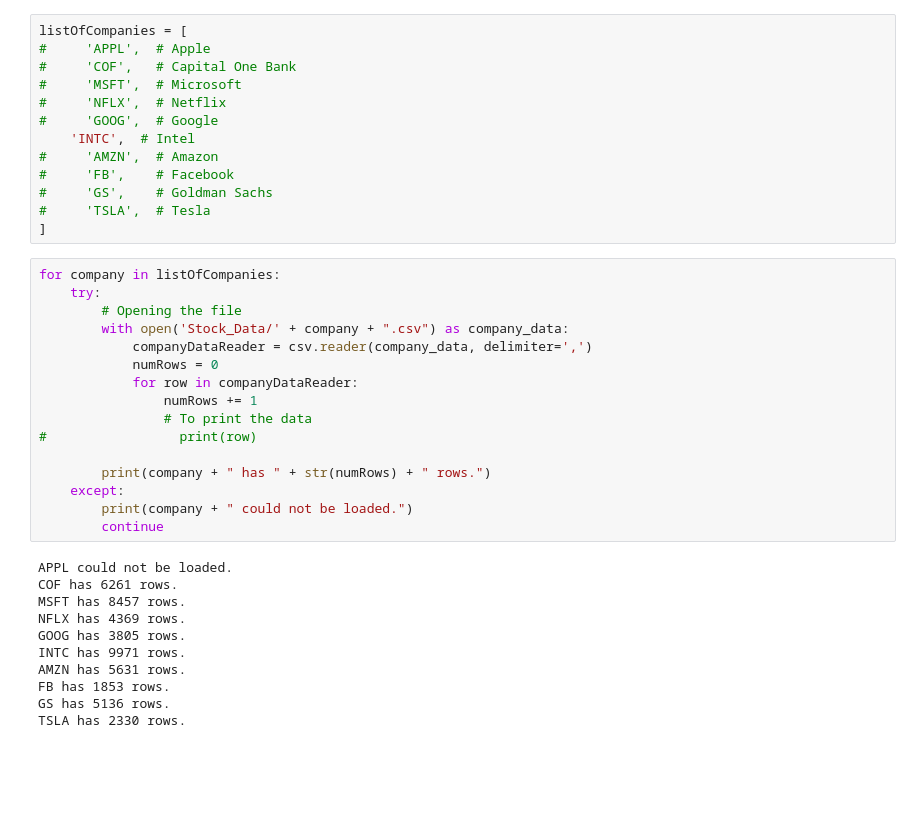
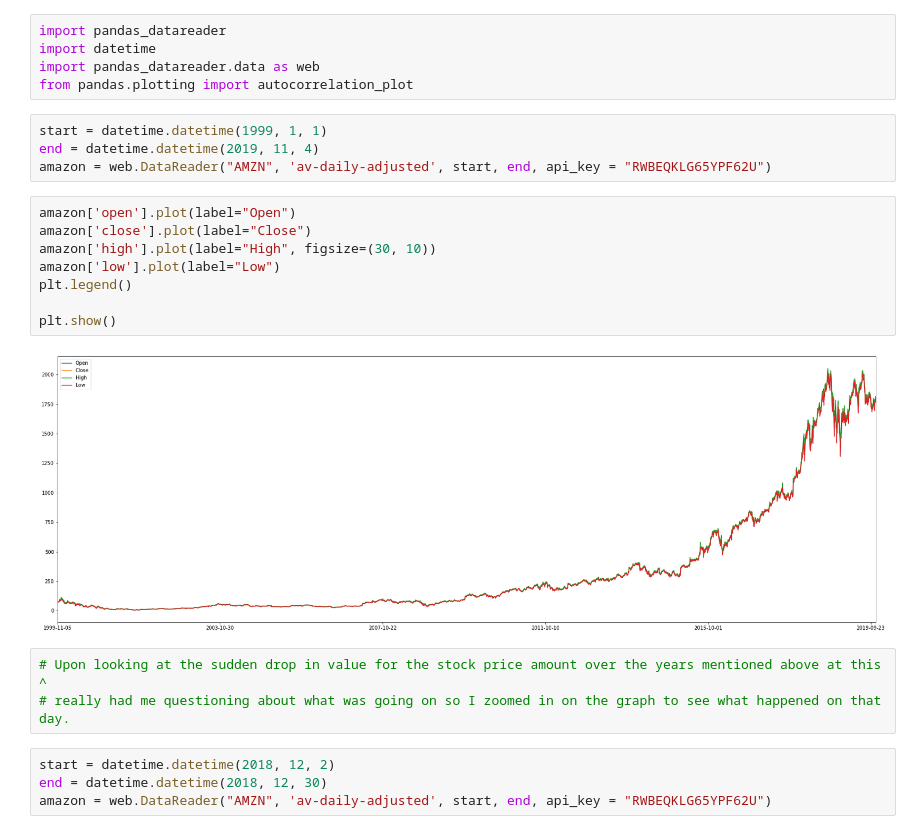
Before and after one commit to Avik9/Stock_Predictor, a Jupyter notebook: Stocks_Predictor/Stocks_predictor.ipynb, the cells around one changed output. Saved outputs shown, nothing was run; the diff lists cells and outputs as text; blank space fills up the shorter version.

```diff
--- a/Stocks_Predictor/Stocks_predictor.ipynb
+++ b/Stocks_Predictor/Stocks_predictor.ipynb
@@ -63,40 +27,26 @@ Using TensorFlow backend.
-# %%
-listOfCompanies = [
-#     'APPL',  # Apple
-#     'COF',   # Capital One Bank
-#     'MSFT',  # Microsoft
-#     'NFLX',  # Netflix
-#     'GOOG',  # Google
-    'INTC',  # Intel
-#     'AMZN',  # Amazon
-#     'FB',    # Facebook
-#     'GS',    # Goldman Sachs
-#     'TSLA',  # Tesla
-]
-# %%
-for company in listOfCompanies:
-    try:
-        # Opening the file
-        with open('Stock_Data/' + company + ".csv") as company_data:
-            companyDataReader = csv.reader(company_data, delimiter=',')
-            numRows = 0
-            for row in companyDataReader:
-                numRows += 1
-                # To print the data
-#                 print(row)
-
-        print(company + " has " + str(numRows) + " rows.")
-    except:
-        print(company + " could not be loaded.")
-        continue
-# %% [output]
-APPL could not be loaded.
-COF has 6261 rows.
-MSFT has 8457 rows.
-NFLX has 4369 rows.
-GOOG has 3805 rows.
-INTC has 9971 rows.
-AMZN has 5631 rows.
-FB has 1853 rows.
-GS has 5136 rows.
-TSLA has 2330 rows.
+# %%
+import pandas_datareader
+import datetime
+import pandas_datareader.data as web
+from pandas.plotting import autocorrelation_plot
+# %%
+start = datetime.datetime(1999, 1, 1)
+end = datetime.datetime(2019, 11, 4)
+amazon = web.DataReader("AMZN", 'av-daily-adjusted', start, end, api_key = "RWBEQKLG65YPF62U")
+# %%
+amazon['open'].plot(label="Open")
+amazon['close'].plot(label="Close")
+amazon['high'].plot(label="High", figsize=(30, 10))
+amazon['low'].plot(label="Low")
+plt.legend()
+
+plt.show()
+# %% [output]
+[figure, added]
+# %%
+# Upon looking at the sudden drop in value for the stock price amount over the years mentioned above at this ^
+# really had me questioning about what was going on so I zoomed in on the graph to see what happened on that day.
+# %%
+start = datetime.datetime(2018, 12, 2)
+end = datetime.datetime(2018, 12, 30)
+amazon = web.DataReader("AMZN", 'av-daily-adjusted', start, end, api_key = "RWBEQKLG65YPF62U")
```
Also changed, not shown: parts of 8 cells of this notebook, 1 other file.
